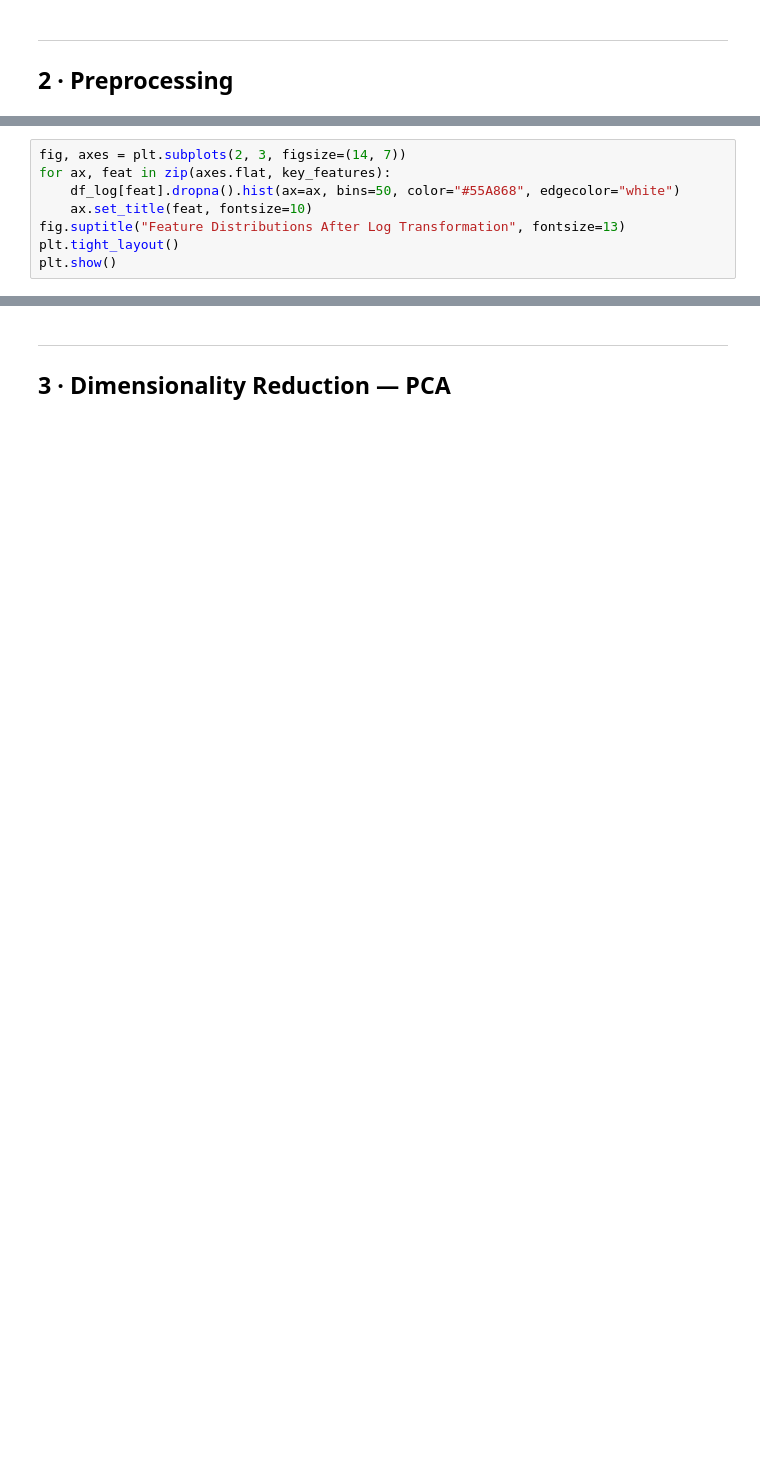
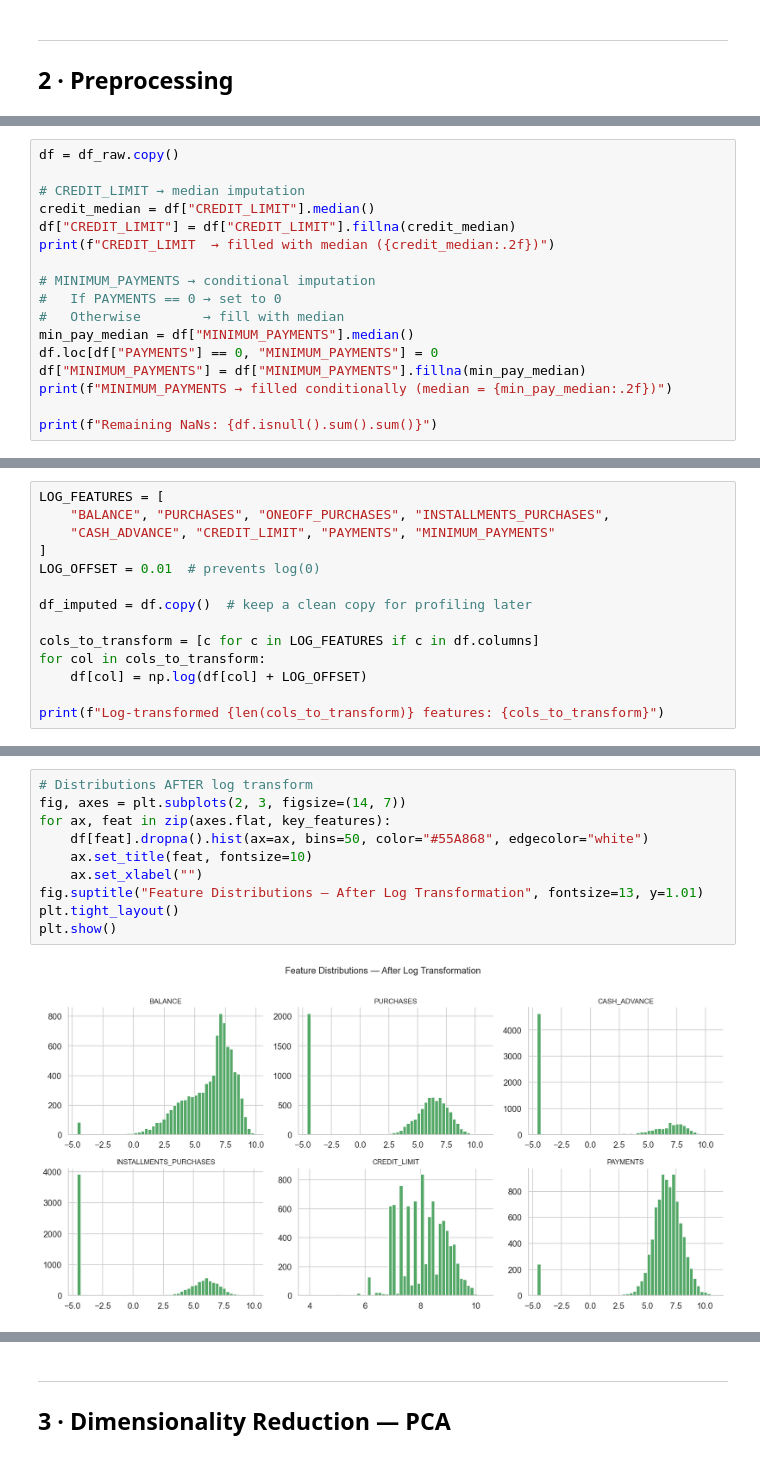
Before and after one commit to mohammedrefai20/Custome_Segmentation_for_Credit_Card_Customers, a Jupyter notebook: Customer_Segmentation.ipynb, the cells around one changed output, grey strips where cells are left out. Saved outputs shown, nothing was run; the diff lists cells and outputs as text; blank space fills up the shorter version.

```diff
--- a/Customer_Segmentation.ipynb
+++ b/Customer_Segmentation.ipynb
@@ -66,0 +135,17 @@ print(f"Scaled matrix shape: {X_scaled.shape}")
+# %%
+df = df_raw.copy()
+
+# CREDIT_LIMIT → median imputation
+credit_median = df["CREDIT_LIMIT"].median()
+df["CREDIT_LIMIT"] = df["CREDIT_LIMIT"].fillna(credit_median)
+print(f"CREDIT_LIMIT  → filled with median ({credit_median:.2f})")
+
+# MINIMUM_PAYMENTS → conditional imputation
+#   If PAYMENTS == 0 → set to 0
+#   Otherwise        → fill with median
+min_pay_median = df["MINIMUM_PAYMENTS"].median()
+df.loc[df["PAYMENTS"] == 0, "MINIMUM_PAYMENTS"] = 0
+df["MINIMUM_PAYMENTS"] = df["MINIMUM_PAYMENTS"].fillna(min_pay_median)
+print(f"MINIMUM_PAYMENTS → filled conditionally (median = {min_pay_median:.2f})")
+
+print(f"Remaining NaNs: {df.isnull().sum().sum()}")
@@ -66,0 +158,14 @@ print(f"Scaled matrix shape: {X_scaled.shape}")
+# %%
+LOG_FEATURES = [
+    "BALANCE", "PURCHASES", "ONEOFF_PURCHASES", "INSTALLMENTS_PURCHASES",
+    "CASH_ADVANCE", "CREDIT_LIMIT", "PAYMENTS", "MINIMUM_PAYMENTS"
+]
+LOG_OFFSET = 0.01  # prevents log(0)
+
+df_imputed = df.copy()  # keep a clean copy for profiling later
+
+cols_to_transform = [c for c in LOG_FEATURES if c in df.columns]
+for col in cols_to_transform:
+    df[col] = np.log(df[col] + LOG_OFFSET)
+
+print(f"Log-transformed {len(cols_to_transform)} features: {cols_to_transform}")
@@ -67,8 +174,12 @@ print(f"Scaled matrix shape: {X_scaled.shape}")
 # %%
+# Distributions AFTER log transform
 fig, axes = plt.subplots(2, 3, figsize=(14, 7))
 for ax, feat in zip(axes.flat, key_features):
-    df_log[feat].dropna().hist(ax=ax, bins=50, color="#55A868", edgecolor="white")
+    df[feat].dropna().hist(ax=ax, bins=50, color="#55A868", edgecolor="white")
     ax.set_title(feat, fontsize=10)
-fig.suptitle("Feature Distributions After Log Transformation", fontsize=13)
+    ax.set_xlabel("")
+fig.suptitle("Feature Distributions — After Log Transformation", fontsize=13, y=1.01)
 plt.tight_layout()
 plt.show()
+# %% [output]
+[figure, added]
```
Also changed, not shown: parts of 46 cells of this notebook.
